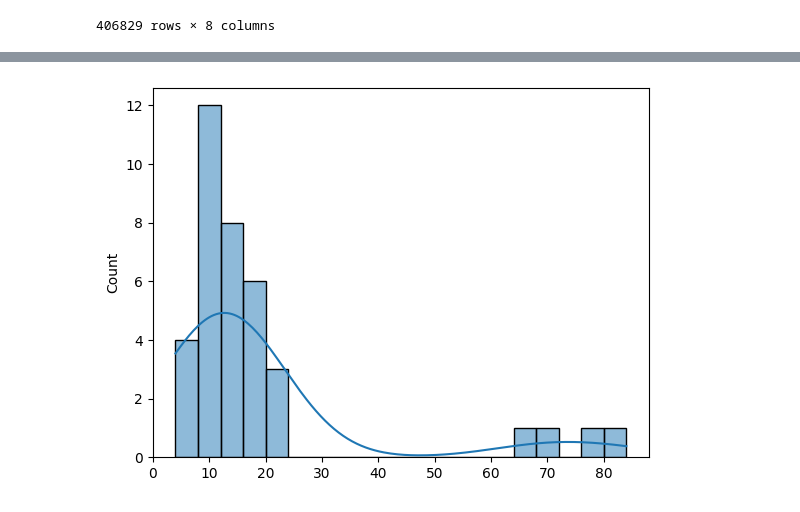
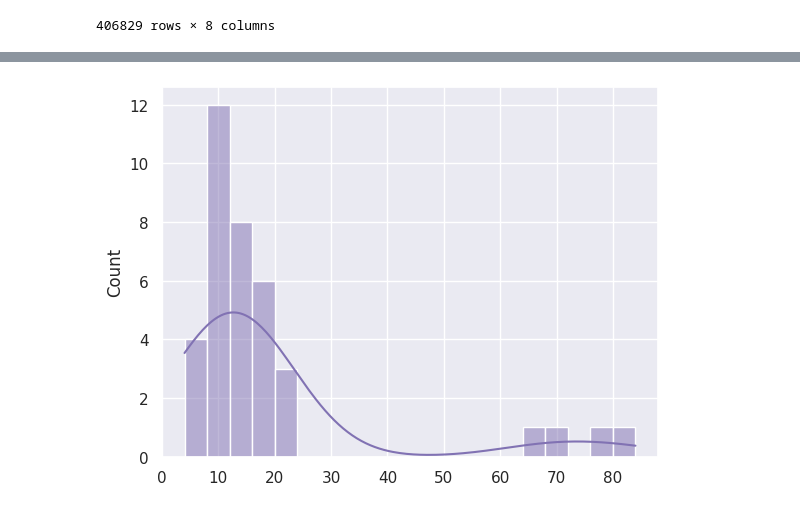
Before and after one commit to will787/retail-e-commerce-evidence, a Jupyter notebook: retails_analytics.ipynb, the cells around one changed output, grey strips where cells are left out. Saved outputs shown, nothing was run; the diff lists cells and outputs as text; code cells hidden in the pictures.

```diff
--- a/retails_analytics.ipynb
+++ b/retails_analytics.ipynb
@@ -24,3 +24,5 @@ encoding = result['encoding']
 df = pd.read_csv('./data.csv', encoding=encoding)
 df2 = df
 df.shape
+
+sns.set_theme(style="darkgrid")
@@ -91,7 +96,7 @@ df
 # %%
 agg_countrys = df.groupby('Country')['Quantity'].mean().round(0).sort_values()
 #print(agg_countrys)
-sns.histplot(x=agg_countrys.values, kde=True)
+sns.histplot(x=agg_countrys.values, kde=True, color='m')
 plt.show()
 # %% [output]
-[figure, old version]
+[figure, new version]
```
Also changed, not shown: parts of 16 cells of this notebook, 1 other file.
